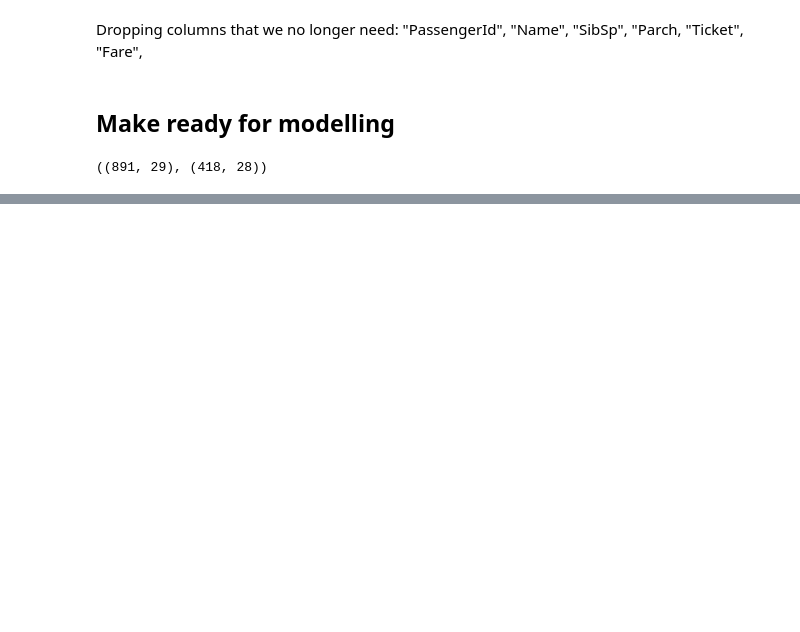
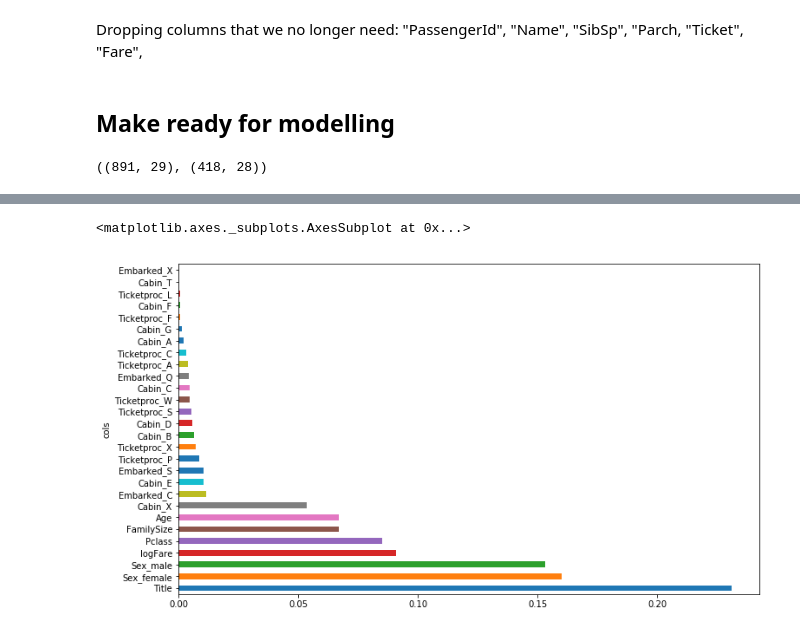
Before and after one commit to dj325/titanic_ensemble, a Jupyter notebook: titanic_reg.ipynb, the cells around one changed output, grey strips where cells are left out. Saved outputs shown, nothing was run; the diff lists cells and outputs as text; code cells hidden in the pictures; blank space fills up the shorter version.

```diff
--- a/titanic_reg.ipynb
+++ b/titanic_reg.ipynb
@@ -484,0 +522,10 @@ output.to_csv('submission.csv', index=False)
+# %%
+to_keep = fi[fi.imp>0.025].cols; len(to_keep)
+df_keep = train[to_keep].copy()
+RF=RandomForestClassifier(n_estimators=100, max_depth=6, criterion='gini')
+m = RF.fit(x_train, y_train)
+fi = rf_feat_importance(m, x_train)
+fi.plot('cols', 'imp', 'barh', figsize=(12,7), legend=False)
+# %% [output]
+<matplotlib.axes._subplots.AxesSubplot at 0x...>
+[figure, added]
```
Also changed, not shown: parts of 22 cells of this notebook, 2 other files.
